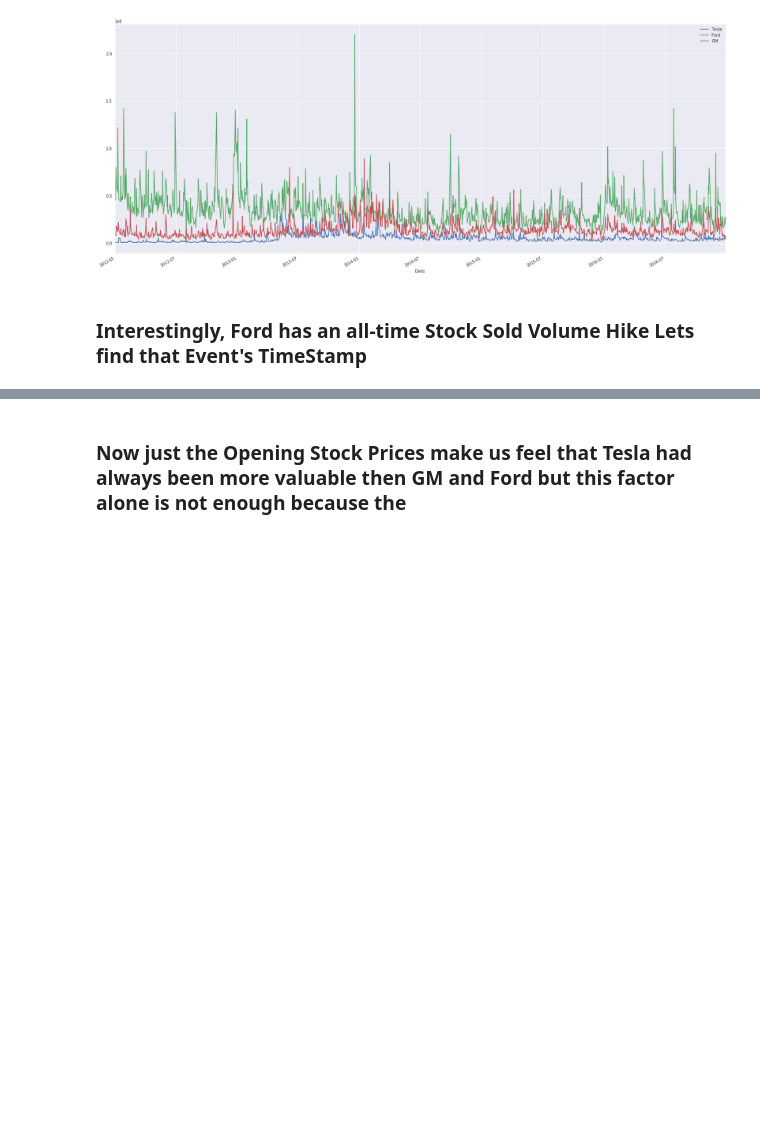
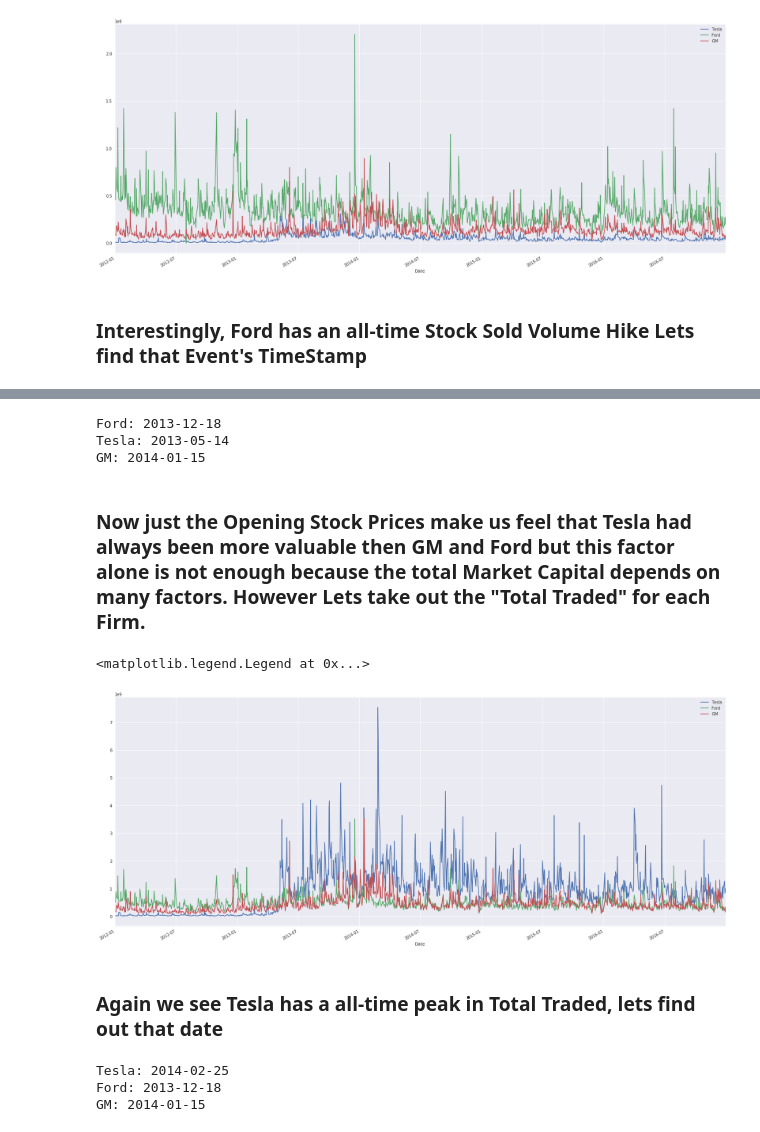
Before and after one commit to HeadHunTeR779/Stock-Analysis-of-Automobile-Giants, a Jupyter notebook: Stock_Analysis.ipynb, the cells around one changed output, grey strips where cells are left out. Drawn from its saved outputs; the diff is of its cells as text; code cells hidden in the pictures; blank space fills up the shorter version.

```diff
--- a/Stock_Analysis.ipynb
+++ b/Stock_Analysis.ipynb
@@ -81,2 +81,24 @@ Timestamp('2013-12-18 00:00:00')
+# %%
+print("Ford: {}\nTesla: {}\nGM: {}".format(Ford_Max.date(), Tesla_Max.date(), GM_Max.date()))
+# %% [output]
+Ford: 2013-12-18
+Tesla: 2013-05-14
+GM: 2014-01-15
 # %% [markdown]
-### Now just the Opening Stock Prices make us feel that Tesla had always been more valuable then GM and Ford but this factor alone is not enough because the
+### Now just the Opening Stock Prices make us feel that Tesla had always been more valuable then GM and Ford but this factor alone is not enough because the total Market Capital depends on many factors. However Lets take out the "Total Traded" for each Firm.
+# %%
+tesla["Total Traded"] = tesla['Open']*tesla['Volume']
+# %%
+ford["Total Traded"] = ford['Open']*ford['Volume']
+# %%
+GM["Total Traded"] = GM['Open']*GM['Volume']
+# %%
+tesla['Total Traded'].plot(figsize=(28,12),label="Tesla",xlim=[lower_limit, upper_limit])
+ford['Total Traded'].plot(figsize=(28,12),label="Ford",xlim=[lower_limit, upper_limit])
+GM['Total Traded'].plot(figsize=(28,12),label="GM",xlim=[lower_limit, upper_limit])
+plt.legend()
+# %% [output]
+<matplotlib.legend.Legend at 0x...>
+[figure, added]
+# %% [markdown]
+### Again we see Tesla has a all-time peak in Total Traded, lets find out that date
@@ -82,0 +109,6 @@ Timestamp('2013-12-18 00:00:00')
+# %%
+print("Tesla: {}\nFord: {}\nGM: {}".format(Tesla_Max.date(), Ford_Max.date(), GM_Max.date()))
+# %% [output]
+Tesla: 2014-02-25
+Ford: 2013-12-18
+GM: 2014-01-15
```
Also changed, not shown: parts of 14 cells of this notebook.
